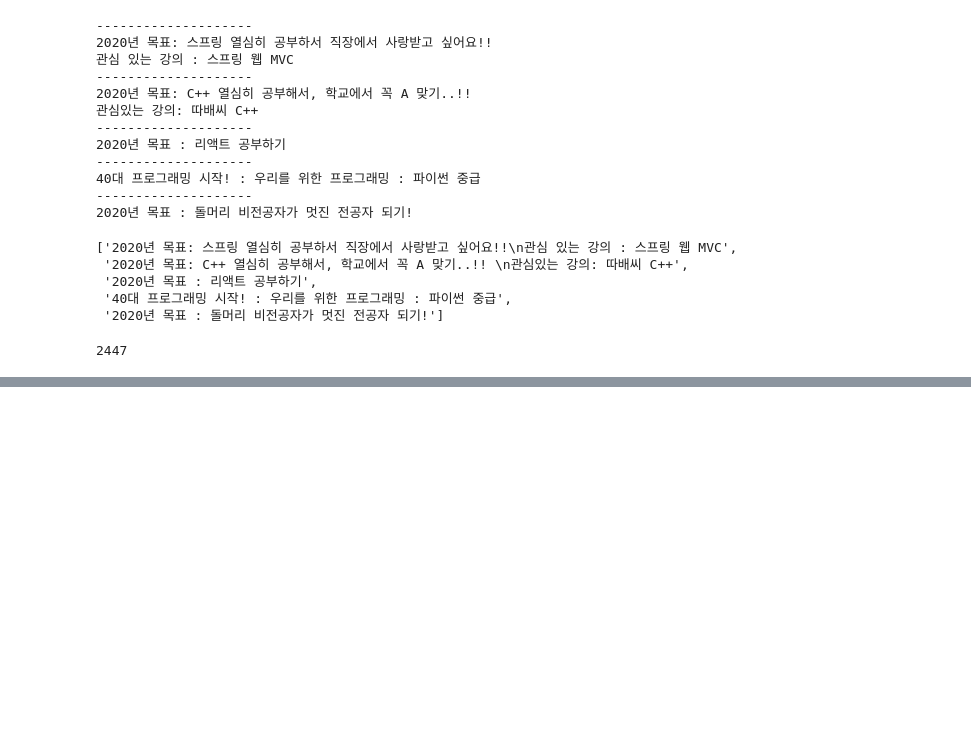
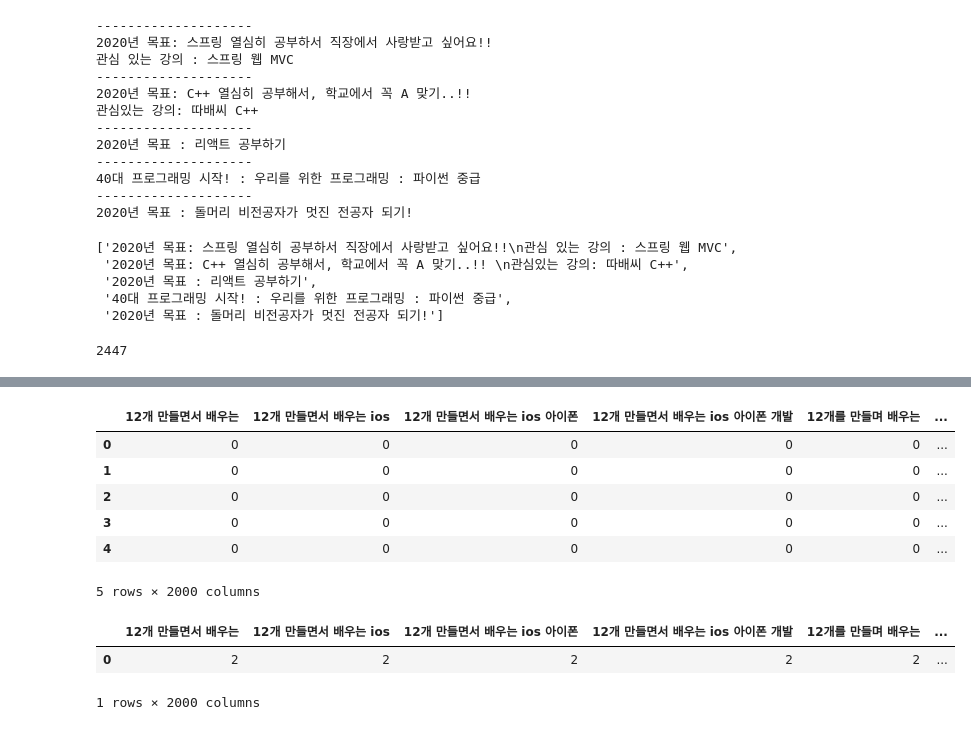
Before and after one commit to seoran/github-slideshow, a Jupyter notebook: 오늘코드_인프런_댓글_분석하기.ipynb, the cells around one changed output, grey strips where cells are left out. Saved outputs shown, nothing was run; the diff lists cells and outputs as text; code cells hidden in the pictures; blank space fills up the shorter version.

```diff
--- a/오늘코드_인프런_댓글_분석하기.ipynb
+++ b/오늘코드_인프런_댓글_분석하기.ipynb
@@ -115,0 +213,8 @@ pd.DataFrame({"text":events})
+# %%
+search_keyword=['머신러닝','딥러닝', '파이썬','판다스', '공공데이터',
+                'django','크롤링','시각화','데이터분석',
+                '웹개발','엑셀','c','자바','자바스크립트',
+                'node','vue','리액트']
+
+for keyword in search_keyword:
+    df[keyword]=df["course"].str.contains(keyword)
@@ -115,0 +324,12 @@ pd.DataFrame({"text":events})
+# %%
+from sklearn.feature_extraction.text import CountVectorizer
+
+vectorizer = CountVectorizer(analyzer = 'word',#캐릭터 단위로 벡터화 할 수도 있습니다.
+                             tokenizer=None, #토크나이저를 따로 지정해 줄 수도 있습니다.
+                             preprocessor=None, #전처리 도구
+                             stop_words=None, #불용어 nltk등의 도구를 사용할 수도 있습니다.
+                             min_df=2, #토큰이 나타날 최소 문서 개수로 오타나 자주 나오지 않는 특수한 전문용어
+                             ngram_range=(3,6), # BOW의 단위 갯수의 범위를 지정합니다.
+                             max_features = 2000 #만들 피처의 수, 단어의 수
+                            )
+vectorizer
@@ -115,0 +343,3 @@ pd.DataFrame({"text":events})
+# %%
+feature_vector=vectorizer.fit_transform(df['course'])
+feature_vector.shape
@@ -115,0 +348,4 @@ pd.DataFrame({"text":events})
+# %%
+vocab=vectorizer.get_feature_names()
+print(len(vocab))
+vocab[:10]
@@ -115,0 +364,24 @@ pd.DataFrame({"text":events})
+# %%
+#각 리뷰마다 등장하는 단어에 빈도수가 표현됩니다. ()은 등장하지 않음을 의미합니다.
+pd.DataFrame(feature_vector[:10].toarray(),columns=vocab).head()
+# %% [output]
+|  | 12개 만들면서 배우는 | 12개 만들면서 배우는 ios | 12개 만들면서 배우는 ios 아이폰 | 12개 만들면서 배우는 ios 아이폰 개발 | 12개를 만들며 배우는 | ... |
+| 0 | 0 | 0 | 0 | 0 | 0 | ... |
+| 1 | 0 | 0 | 0 | 0 | 0 | ... |
+| 2 | 0 | 0 | 0 | 0 | 0 | ... |
+| 3 | 0 | 0 | 0 | 0 | 0 | ... |
+| 4 | 0 | 0 | 0 | 0 | 0 | ... |
+5 rows × 2000 columns
+# %%
+#위에서 구한 단어벡터를 더하면 단어가 전체에서 등장하는 횟수를 알 수 있습니다.
+#벡터화 된 피처를 확인해 봄
+#Bag of words 에 몇 개의 단어가 들어있는지 확인
+
+dist=np.sum(feature_vector, axis=0)
+
+df_freq=pd.DataFrame(dist,columns=vocab)
+df_freq
+# %% [output]
+|  | 12개 만들면서 배우는 | 12개 만들면서 배우는 ios | 12개 만들면서 배우는 ios 아이폰 | 12개 만들면서 배우는 ios 아이폰 개발 | 12개를 만들며 배우는 | ... |
+| 0 | 2 | 2 | 2 | 2 | 2 | ... |
+1 rows × 2000 columns
```
Also changed, not shown: parts of 57 cells of this notebook.
